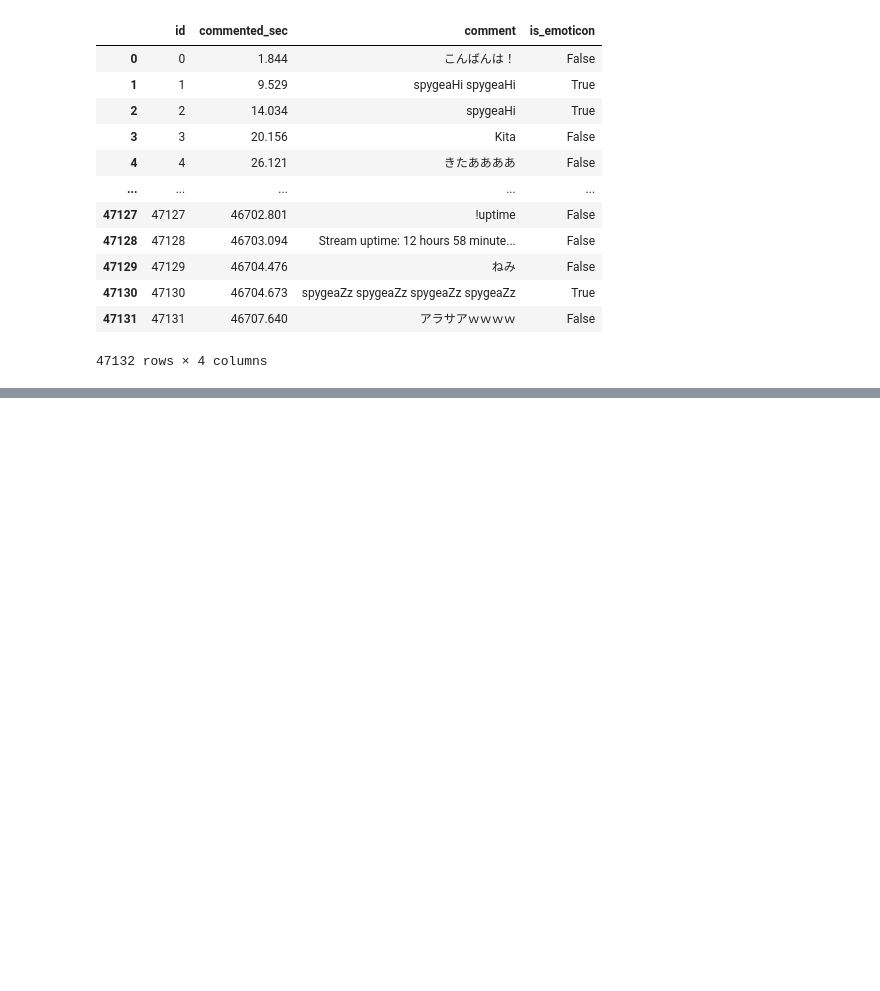
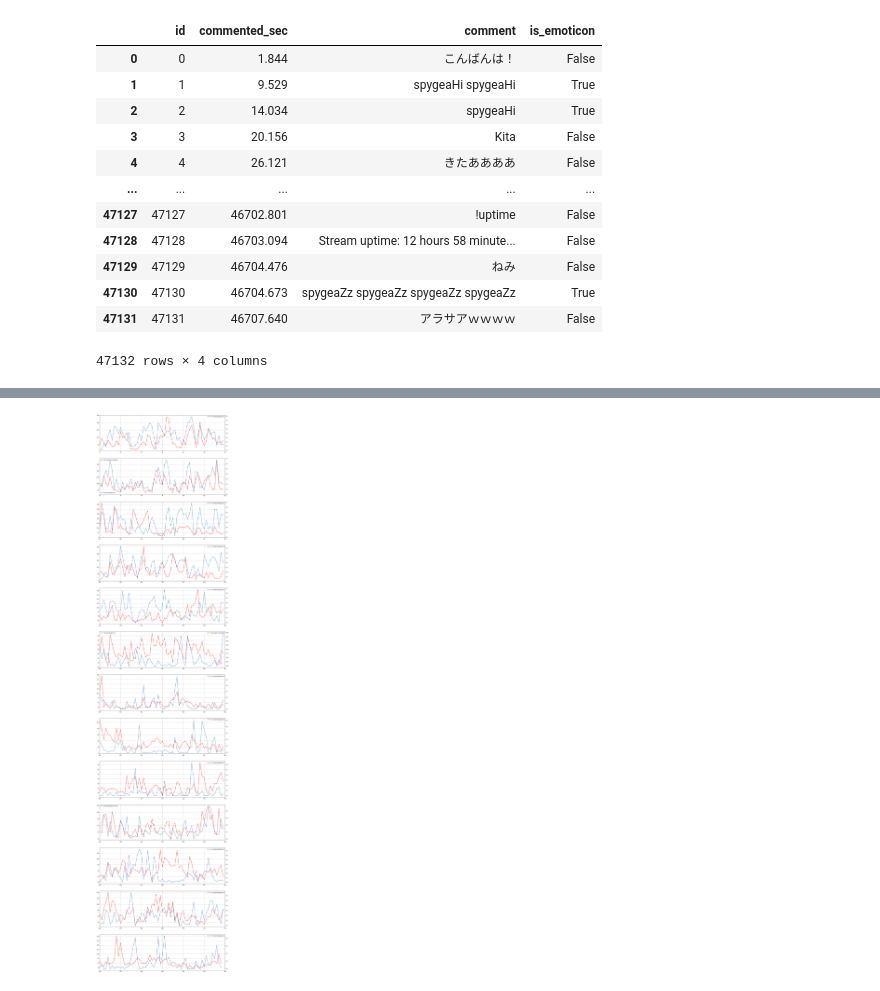
Before and after one commit to k4nekom/VisuaLive, a Jupyter notebook: analysis/work/spygea_among.ipynb, the cells around one changed output, grey strips where cells are left out. Cells and saved outputs as stored; diff of their text form; code cells hidden in the pictures; blank space fills up the shorter version.

```diff
--- a/analysis/work/spygea_among.ipynb
+++ b/analysis/work/spygea_among.ipynb
@@ -70,0 +71,34 @@ plt.show()
+# %%
+# wの割合とコメント数を表示するグラフ
+
+
+# 最後のコメントが投稿された時間（分）
+last_commented_minutes = df.iat[-1, 4]
+
+# グラフの個数は、last_commented_minutesを使い動的に指定。60分ごとにグラフを描画。
+graph_number = last_commented_minutes // 60  + 1
+
+# figsizeはgraph_numberを使い動的に指定。グラフ１つあたり(20,7)を割り当てる。
+fig, ax = plt.subplots(graph_number, 1, figsize=(20,  graph_number * 7))
+
+for first_index in range(0, last_commented_minutes + 1, 60):
+    # x軸の値　コメントが投稿された時間（分刻み）
+    x = df.groupby('commented_min').count().iloc[first_index : first_index + 60].index
+
+    comment_count = df.groupby('commented_min').count().iloc[first_index : first_index + 60].id.values # 1分間あたりのコメント数
+    w_count = df.groupby('commented_min').sum().iloc[first_index : first_index + 60].has_w.values # 1分間あたりのw、草の数
+
+     # 1分間あたりのコメント数のグラフ
+    ax[(first_index + 1) // 60].plot(x, comment_count, marker=".",label='the number of comment', c='r')
+
+    # 1分間あたりの'w'、'草'の数のグラフz
+    ax2 = ax[(first_index + 1) // 60].twinx()
+    ax2.plot(x, w_count / comment_count, marker=".",label='the percentage of w')
+
+    ax[(first_index + 1) // 60].grid(axis='both')
+    ax[(first_index + 1) // 60].set_xlim(first_index, first_index + 60)
+    ax[(first_index + 1) // 60].legend()
+    ax2.legend()
+plt.show()
+# %% [output]
+[figure, added]
```
Also changed, not shown: parts of 2 cells of this notebook.
